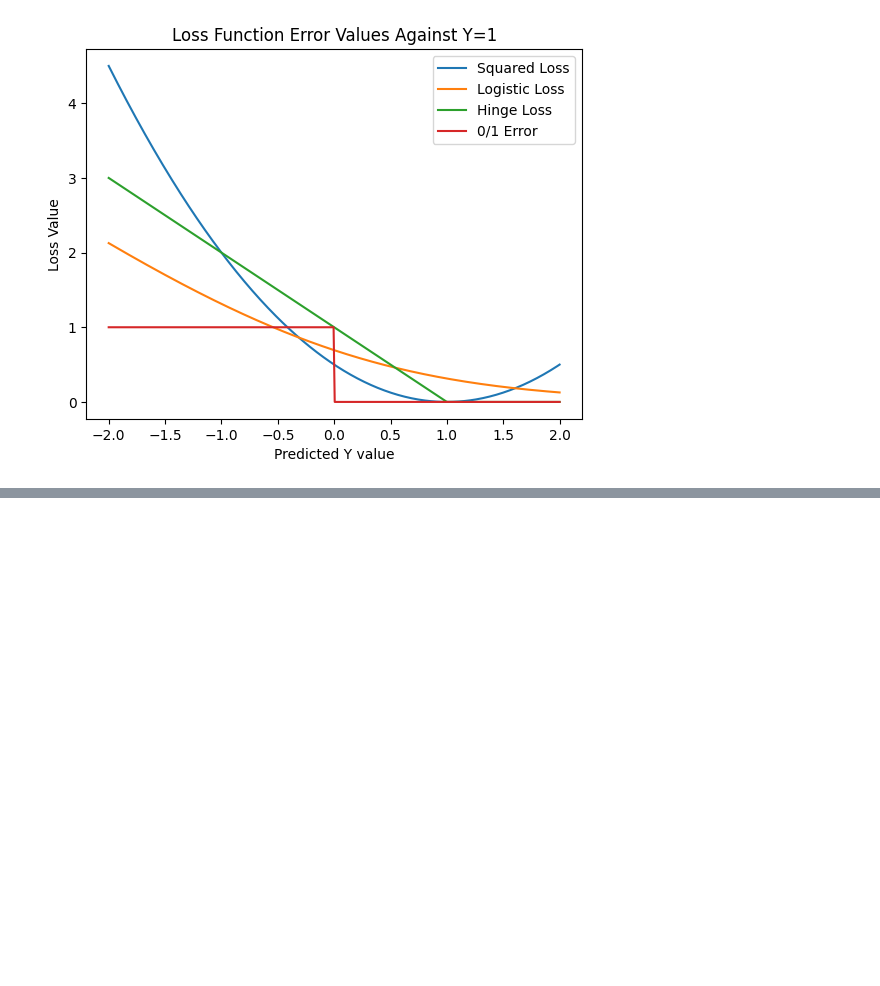
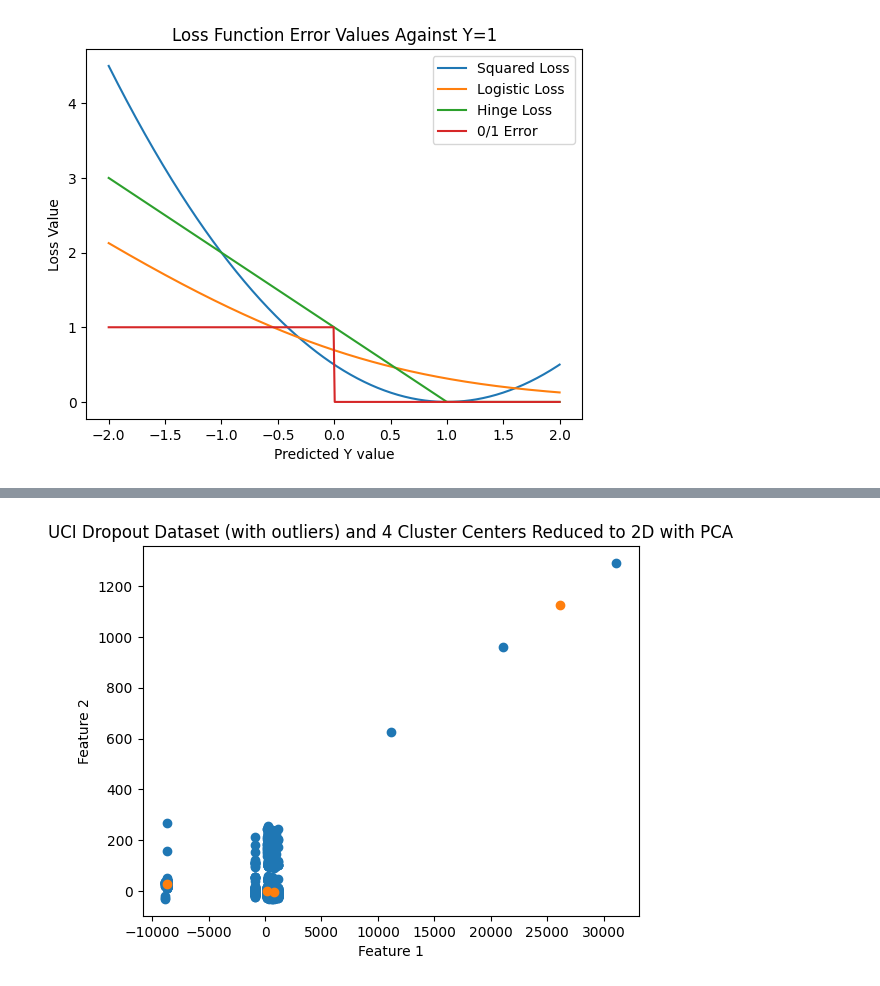
Before and after one commit to NickyDCFP/Loss-Function-Comparison, a Jupyter notebook: visualization.ipynb, the cells around one changed output, grey strips where cells are left out. Saved outputs shown, nothing was run; the diff lists cells and outputs as text; code cells hidden in the pictures; blank space fills up the shorter version.

```diff
--- a/visualization.ipynb
+++ b/visualization.ipynb
@@ -27,0 +109,21 @@ plt.show()
+# %%
+def generate_outliers(X: np.ndarray) -> np.ndarray:
+    all_min: np.ndarray = np.min(X, axis=0)
+    all_max: np.ndarray = np.max(X, axis=0)
+    return np.vstack((
+        2 * all_max,
+        3 * all_max,
+        4 * all_max,
+        all_min / 2,
+        all_min / 3,
+        all_min / 4
+    ))
+# %%
+X_outliers: np.ndarray = np.vstack((X, generate_outliers(X)))
+# %%
+kmeans_outliers: KMeans = KMeans(n_clusters=4, n_init="auto", random_state=0).fit(X_outliers)
+cluster_centers_outliers: np.ndarray = kmeans_outliers.cluster_centers_
+# %%
+pca_outliers: PCA = PCA(n_components=2).fit(X_outliers)
+X_outliers_PCA: np.ndarray = pca_outliers.transform(X_outliers)
+cluster_centers_outliers_PCA: np.ndarray = pca_outliers.transform(cluster_centers_outliers)
@@ -27,0 +134,9 @@ plt.show()
+# %%
+plt.scatter(X_outliers_PCA[:, 0], X_outliers_PCA[:, 1], label="Dataset")
+plt.scatter(cluster_centers_outliers_PCA[:, 0], cluster_centers_outliers_PCA[:, 1], label="Cluster Centers")
+plt.xlabel("Feature 1")
+plt.ylabel("Feature 2")
+plt.title("UCI Dropout Dataset (with outliers) and 4 Cluster Centers Reduced to 2D with PCA")
+plt.show()
+# %% [output]
+[figure, added]
```
Also changed, not shown: parts of 19 cells of this notebook, 2 other files.
